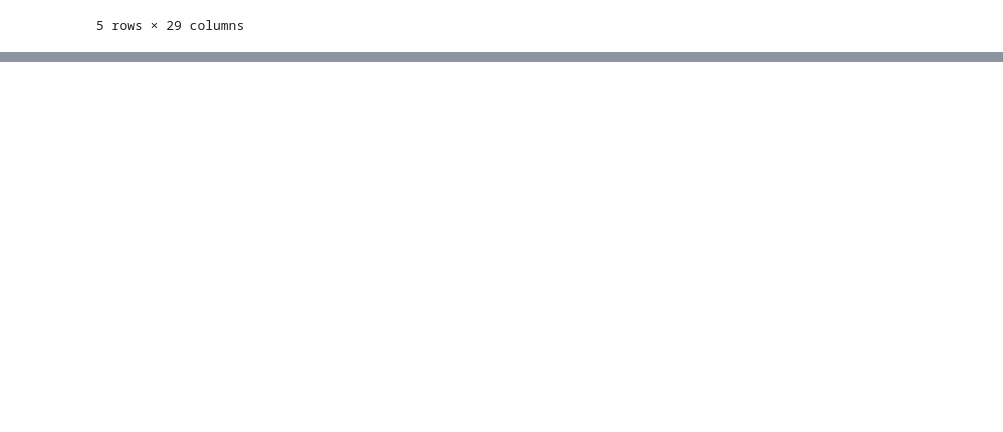
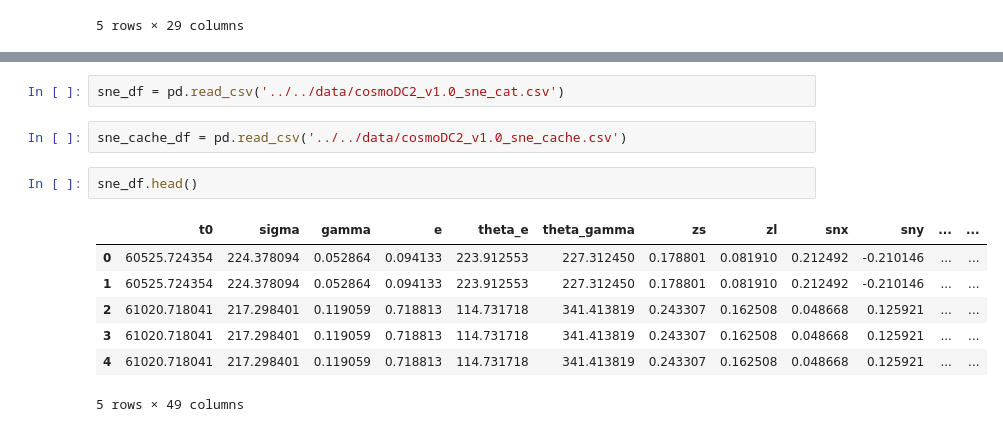
Before and after one commit to LSSTDESC/Twinkles, a Jupyter notebook: examples/notebooks/postage_stamp_generation_inputs.ipynb, the cells around one changed output, grey strips where cells are left out. Drawn from its saved outputs; the diff is of its cells as text; blank space fills up the shorter version.

```diff
--- a/examples/notebooks/postage_stamp_generation_inputs.ipynb
+++ b/examples/notebooks/postage_stamp_generation_inputs.ipynb
@@ -243,0 +250,14 @@ host_disk.to_csv('../../data/dc2_disk_agn_host.csv')
+# %%
+sne_df = pd.read_csv('../../data/cosmoDC2_v1.0_sne_cat.csv')
+# %%
+sne_cache_df = pd.read_csv('../../data/cosmoDC2_v1.0_sne_cache.csv')
+# %%
+sne_df.head()
+# %% [output]
+|  | t0 | sigma | gamma | e | theta_e | theta_gamma | zs | zl | snx | sny | ... | ... |
+| 0 | 60525.724354 | 224.378094 | 0.052864 | 0.094133 | 223.912553 | 227.312450 | 0.178801 | 0.081910 | 0.212492 | -0.210146 | ... | ... |
+| 1 | 60525.724354 | 224.378094 | 0.052864 | 0.094133 | 223.912553 | 227.312450 | 0.178801 | 0.081910 | 0.212492 | -0.210146 | ... | ... |
+| 2 | 61020.718041 | 217.298401 | 0.119059 | 0.718813 | 114.731718 | 341.413819 | 0.243307 | 0.162508 | 0.048668 | 0.125921 | ... | ... |
+| 3 | 61020.718041 | 217.298401 | 0.119059 | 0.718813 | 114.731718 | 341.413819 | 0.243307 | 0.162508 | 0.048668 | 0.125921 | ... | ... |
+| 4 | 61020.718041 | 217.298401 | 0.119059 | 0.718813 | 114.731718 | 341.413819 | 0.243307 | 0.162508 | 0.048668 | 0.125921 | ... | ... |
+5 rows × 49 columns
```
Also changed, not shown: parts of 22 cells of this notebook, 2 other files.
